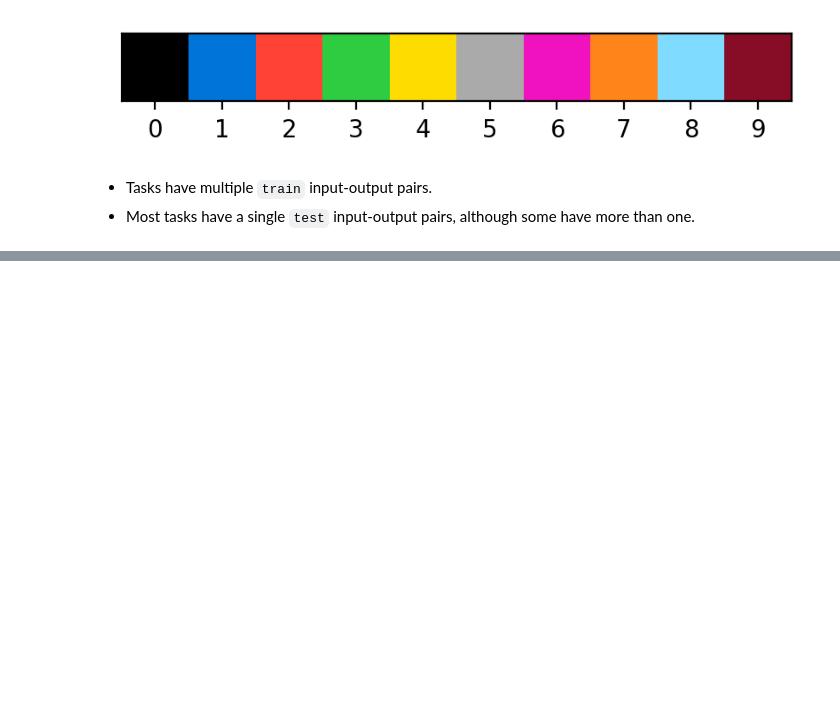
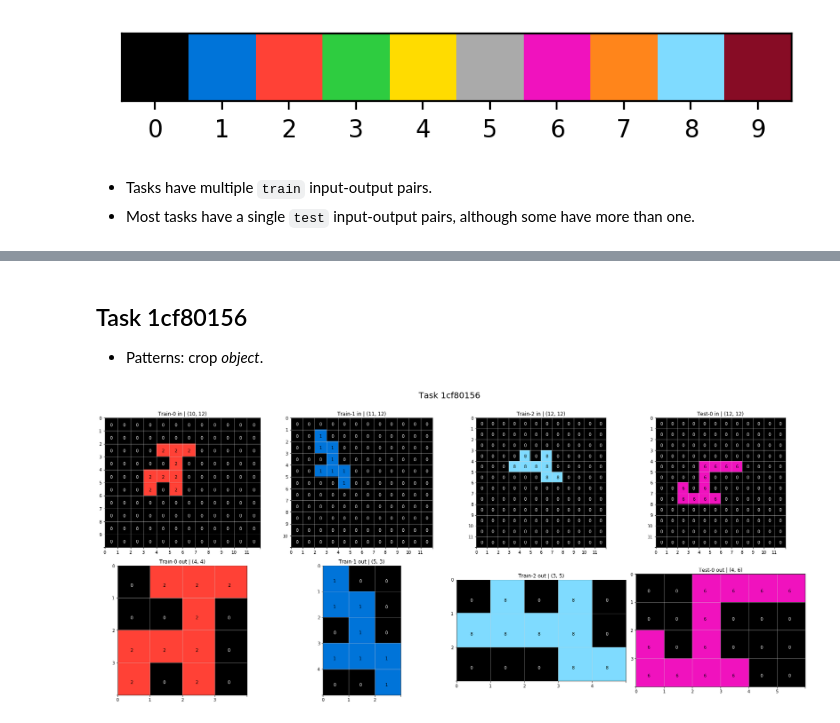
Before and after one commit to vitalwarley/abstract_reasoning, a Jupyter notebook: intro.ipynb, the cells around one changed output, grey strips where cells are left out. Drawn from its saved outputs; the diff is of its cells as text; code cells hidden in the pictures; blank space fills up the shorter version.

```diff
--- a/intro.ipynb
+++ b/intro.ipynb
@@ -167,0 +187,10 @@ plt.show()
+# %% [markdown]
+## Task 1cf80156
+
+- Patterns: crop *object*.
+# %%
+fname = '1cf80156.json'
+tid = training_tasks.index(fname)
+load_and_plot(training_path, training_tasks[tid], annotate=True)
+# %% [output]
+[figure, added]
```
Also changed, not shown: parts of 63 cells of this notebook, 1 other file.
